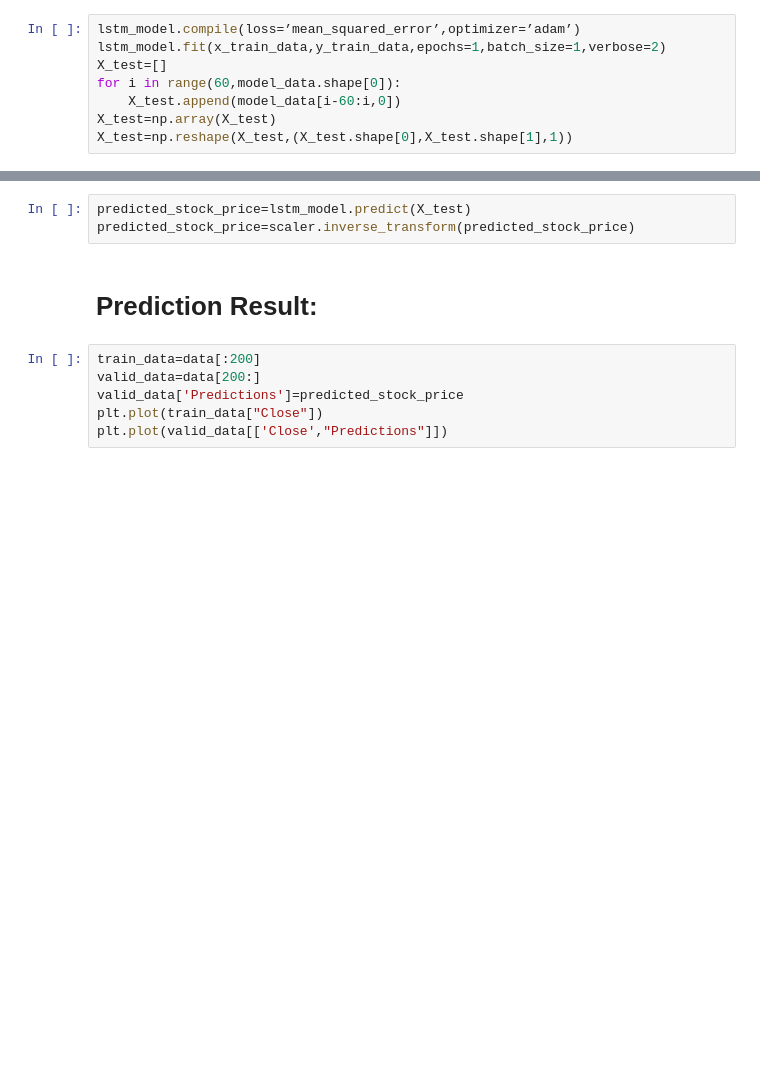
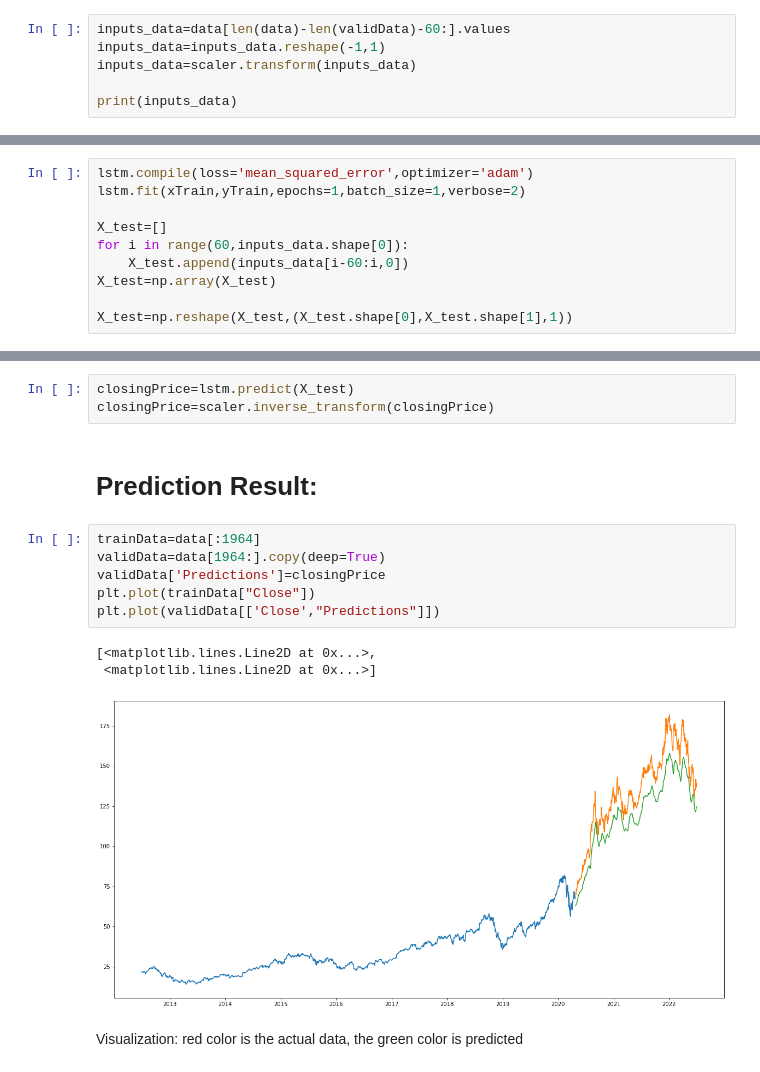
Before and after one commit to SodoTeo/aapl-prediction-model, a Jupyter notebook: predict.ipynb, the cells around one changed output, grey strips where cells are left out. Drawn from its saved outputs; the diff is of its cells as text; blank space fills up the shorter version.

```diff
--- a/predict.ipynb
+++ b/predict.ipynb
@@ -118,10 +146,8 @@ NotImplementedError: Cannot convert a symbolic Tensor (lstm/strided_slice:0) to
 # %% [markdown]
 Train & Test Data:
-# %%
-lstm_model.compile(loss=’mean_squared_error’,optimizer=’adam’)
-lstm_model.fit(x_train_data,y_train_data,epochs=1,batch_size=1,verbose=2)
-X_test=[]
-for i in range(60,model_data.shape[0]):
-    X_test.append(model_data[i-60:i,0])
-X_test=np.array(X_test)
-X_test=np.reshape(X_test,(X_test.shape[0],X_test.shape[1],1))
+# %%
+inputs_data=data[len(data)-len(validData)-60:].values
+inputs_data=inputs_data.reshape(-1,1)
+inputs_data=scaler.transform(inputs_data)
+
+print(inputs_data)
@@ -127,0 +172,10 @@ X_test=np.reshape(X_test,(X_test.shape[0],X_test.shape[1],1))
+# %%
+lstm.compile(loss='mean_squared_error',optimizer='adam')
+lstm.fit(xTrain,yTrain,epochs=1,batch_size=1,verbose=2)
+
+X_test=[]
+for i in range(60,inputs_data.shape[0]):
+    X_test.append(inputs_data[i-60:i,0])
+X_test=np.array(X_test)
+
+X_test=np.reshape(X_test,(X_test.shape[0],X_test.shape[1],1))
@@ -128,13 +184,19 @@ X_test=np.reshape(X_test,(X_test.shape[0],X_test.shape[1],1))
 # %% [markdown]
 Prediction:
 # %%
-predicted_stock_price=lstm_model.predict(X_test)
-predicted_stock_price=scaler.inverse_transform(predicted_stock_price)
+closingPrice=lstm.predict(X_test)
+closingPrice=scaler.inverse_transform(closingPrice)
 # %% [markdown]
 # Prediction Result:
 # %%
-train_data=data[:200]
-valid_data=data[200:]
-valid_data['Predictions']=predicted_stock_price
-plt.plot(train_data["Close"])
-plt.plot(valid_data[['Close',"Predictions"]])
+trainData=data[:1964]
+validData=data[1964:].copy(deep=True)
+validData['Predictions']=closingPrice
+plt.plot(trainData["Close"])
+plt.plot(validData[['Close',"Predictions"]])
+# %% [output]
+[<matplotlib.lines.Line2D at 0x...>,
+ <matplotlib.lines.Line2D at 0x...>]
+[figure, added]
+# %% [markdown]
+Visualization: red color is the actual data, the green color is predicted
```
Also changed, not shown: parts of 12 cells of this notebook.
